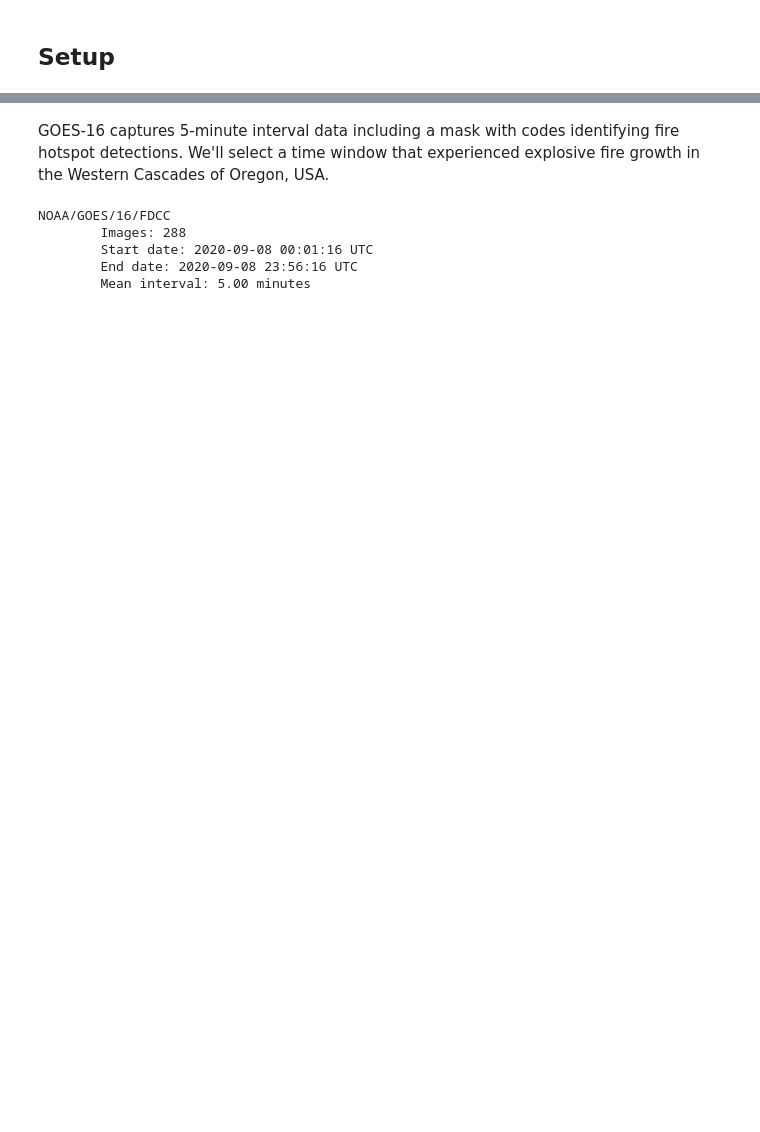
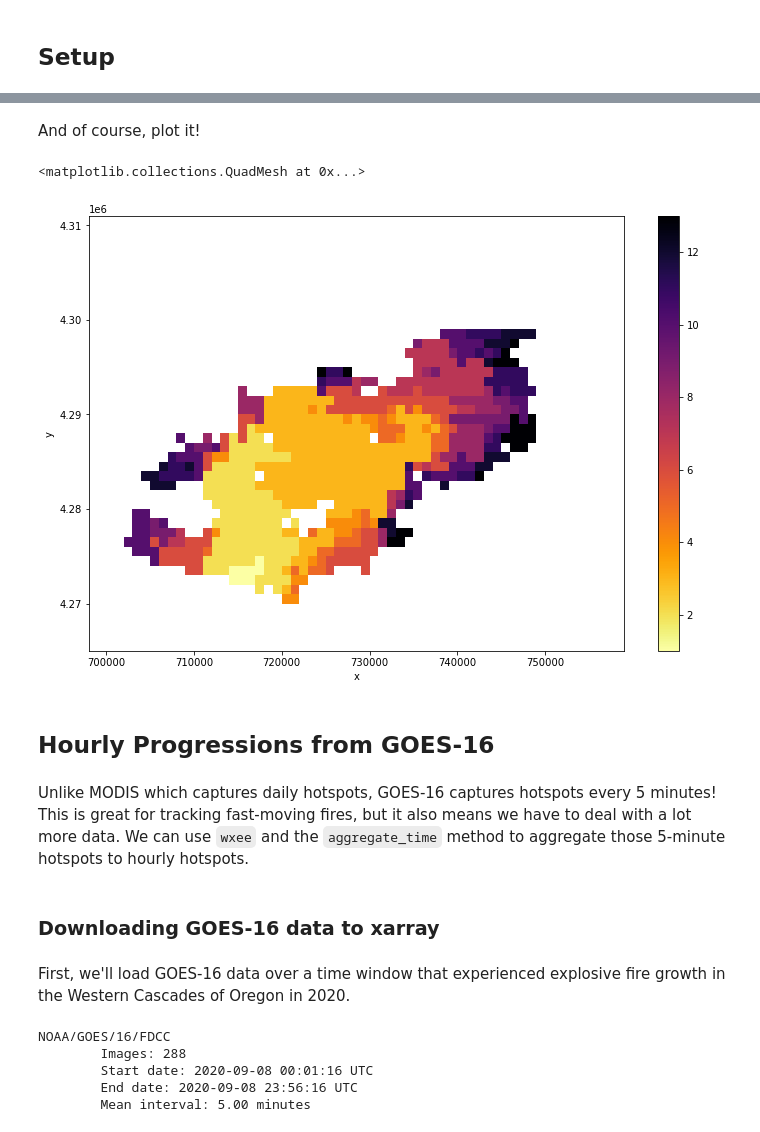
Before and after one commit to aazuspan/wxee, a Jupyter notebook: docs/examples/fire_progressions.ipynb, the cells around one changed output, grey strips where cells are left out. Cells and saved outputs as stored; diff of their text form; code cells hidden in the pictures; blank space fills up the shorter version.

```diff
--- a/docs/examples/fire_progressions.ipynb
+++ b/docs/examples/fire_progressions.ipynb
@@ -13,0 +57,3 @@ ee.Initialize()
+# %%
+start = ds.time.min()
+delta_days = (ds.time - start).dt.days
@@ -13,0 +62,2 @@ ee.Initialize()
+# %%
+delta_days_fire = (ds.FireMask * delta_days).astype(int)
@@ -14,5 +66,20 @@ ee.Initialize()
+# %%
+first_burned = delta_days_fire.where(delta_days_fire != 0).min("time")
+# %% [markdown]
+And of course, plot it!
+# %%
+first_burned.plot(size=8, cmap="inferno_r")
+# %% [output]
+<matplotlib.collections.QuadMesh at 0x...>
+[figure, added]
+# %% [markdown]
+## Hourly Progressions from GOES-16
+# %% [markdown]
+Unlike MODIS which captures daily hotspots, GOES-16 captures hotspots every 5 minutes! This is great for tracking fast-moving fires, but it also means we have to deal with a lot more data. We can use `wxee` and the `aggregate_time` method to aggregate those 5-minute hotspots to hourly hotspots.
+# %% [markdown]
+### Downloading GOES-16 data to xarray
 # %% [markdown]
-GOES-16 captures 5-minute interval data including a mask with codes identifying fire hotspot detections. We'll select a time window that experienced explosive fire growth in the Western Cascades of Oregon, USA.
+First, we'll load GOES-16 data over a time window that experienced explosive fire growth in the Western Cascades of Oregon in 2020.
 # %%
 ts = wxee.TimeSeries("NOAA/GOES/16/FDCC").select("Mask").filterDate("2020-09-08", "2020-09-09")
 ts.describe("minute")
```
Also changed, not shown: parts of 33 cells of this notebook, 24 other files.
